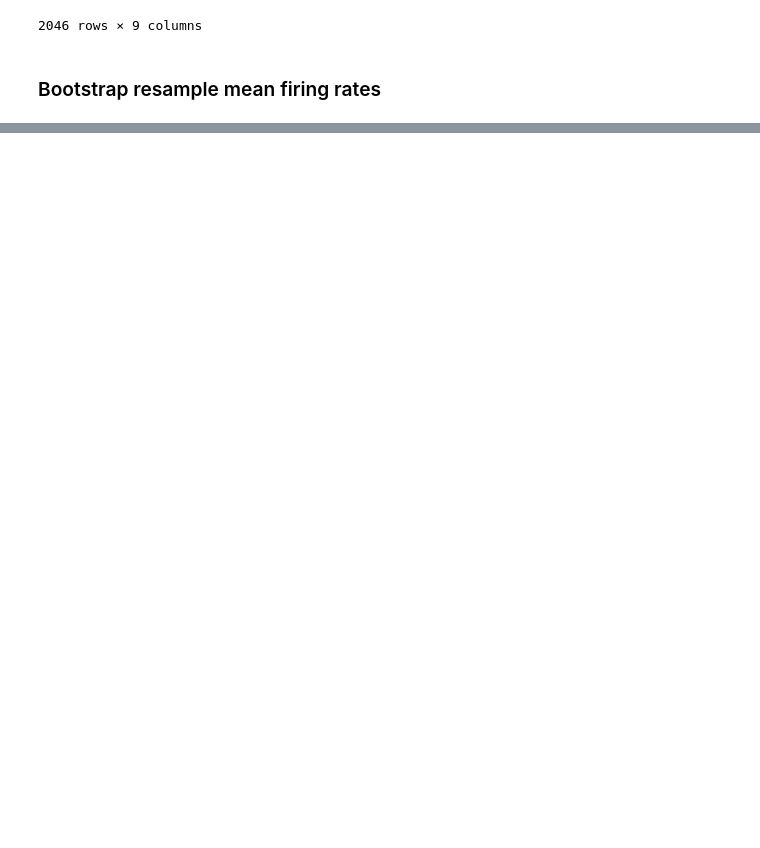
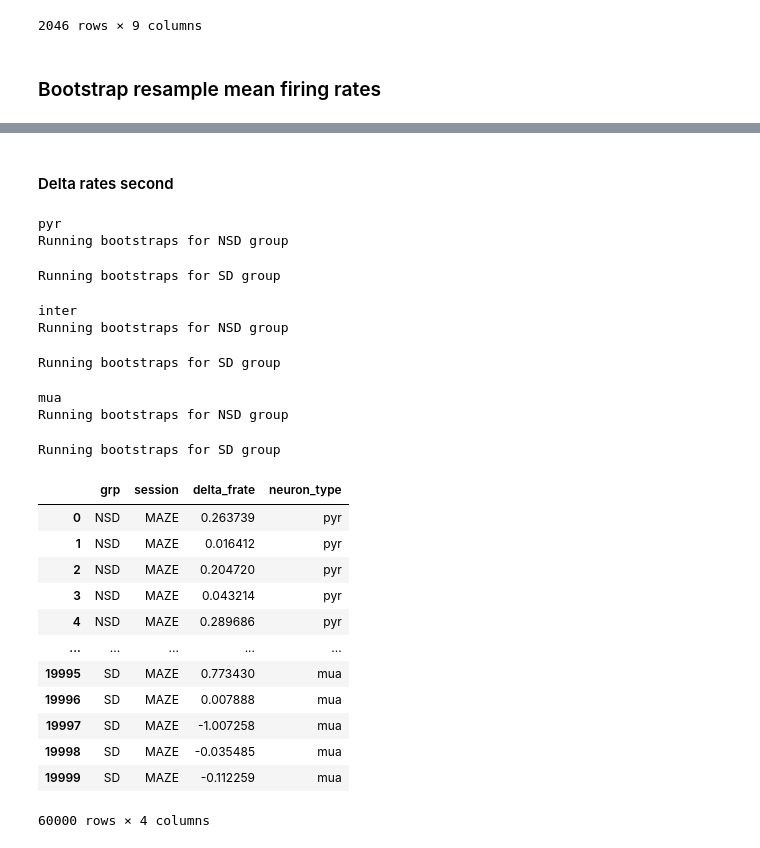
Before and after one commit to nkinsky/Projects_sandbox, a Jupyter notebook: sd_drift/sd_firing_rates_remaze.ipynb, the cells around one changed output, grey strips where cells are left out. Drawn from its saved outputs; the diff is of its cells as text; code cells hidden in the pictures; blank space fills up the shorter version.

```diff
--- a/sd_drift/sd_firing_rates_remaze.ipynb
+++ b/sd_drift/sd_firing_rates_remaze.ipynb
@@ -245,0 +169,43 @@ fr_df[fr_df.neuron_type == "pyr"]
+# %% [markdown]
+#### Delta rates second
+# %%
+fr_df_rs = fr_df.pivot_table(index=["grp", "session", "neuron_id", "neuron_type"],
+                             columns="session_type",
+                             values="delta_frate_maze_remaze").reset_index().drop(columns="neuron_id")
+
+func = lambda df: df.drop(["session"], axis=1).groupby(["grp"]).mean().reset_index()
+df_bs_all = []
+for ntype in ["pyr", "inter", "mua"]:
+    print(ntype)
+    df_use = fr_df_rs[fr_df_rs.neuron_type == ntype].drop(columns="neuron_type")
+    df_bs = bootstrap_resample(df_use, level="both", n_iter=10000, apply=func)
+    df_bs = pd.melt(df_bs, id_vars=["grp"], value_vars=["MAZE"], var_name="session", value_name="delta_frate", ignore_index=False)
+    df_bs["neuron_type"] = ntype
+    df_bs_all.append(df_bs)
+
+df_bs = pd.concat(df_bs_all, axis=0, ignore_index=False)
+df_bs.to_csv(group_data_dir / "remaze_fr_delta_bootstrap.csv")
+df_bs
+# %% [output]
+pyr
+Running bootstraps for NSD group
+Running bootstraps for SD group
+inter
+Running bootstraps for NSD group
+Running bootstraps for SD group
+mua
+Running bootstraps for NSD group
+Running bootstraps for SD group
+|  | grp | session | delta_frate | neuron_type |
+| 0 | NSD | MAZE | 0.263739 | pyr |
+| 1 | NSD | MAZE | 0.016412 | pyr |
+| 2 | NSD | MAZE | 0.204720 | pyr |
+| 3 | NSD | MAZE | 0.043214 | pyr |
+| 4 | NSD | MAZE | 0.289686 | pyr |
+| ... | ... | ... | ... | ... |
+| 19995 | SD | MAZE | 0.773430 | mua |
+| 19996 | SD | MAZE | 0.007888 | mua |
+| 19997 | SD | MAZE | -1.007258 | mua |
+| 19998 | SD | MAZE | -0.035485 | mua |
+| 19999 | SD | MAZE | -0.112259 | mua |
+60000 rows × 4 columns
```
Also changed, not shown: parts of 25 cells of this notebook.
